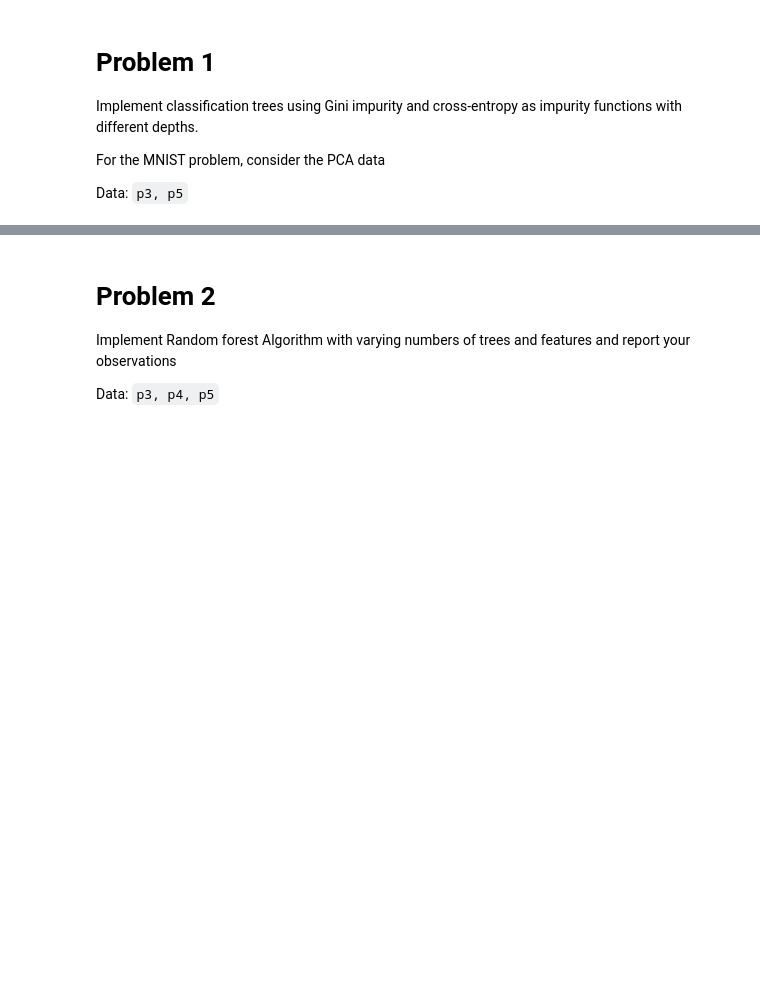
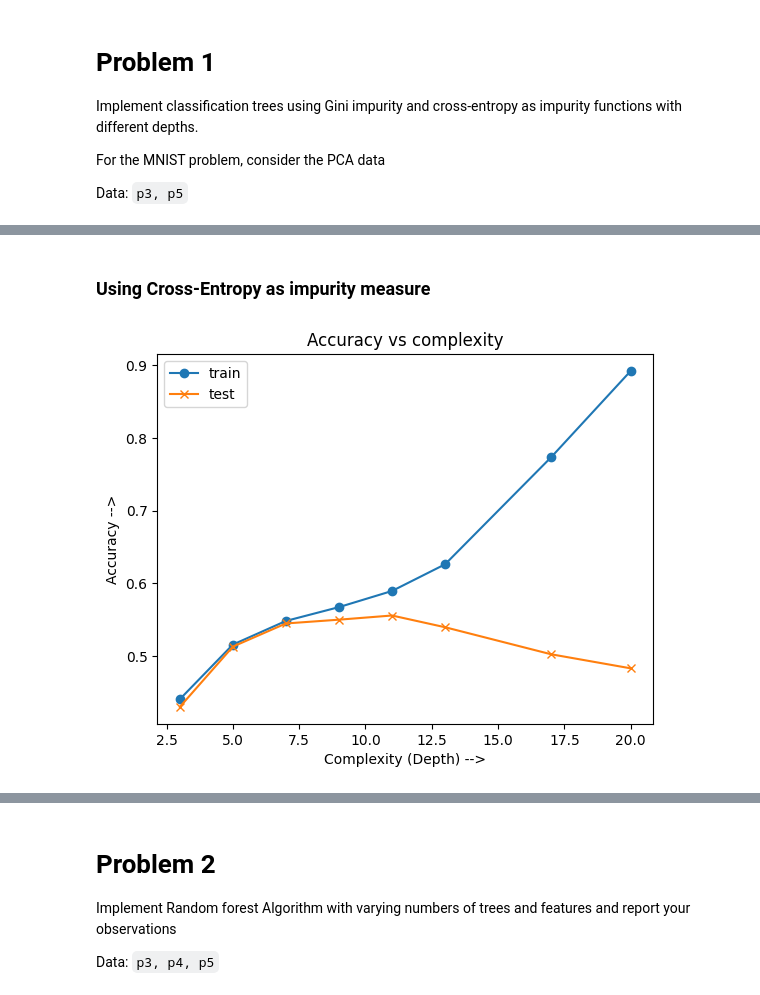
Before and after one commit to lokesh1197/PRNN-2023, a Jupyter notebook: Assignment3/solution.ipynb, the cells around one changed output, grey strips where cells are left out. Drawn from its saved outputs; the diff is of its cells as text; code cells hidden in the pictures; blank space fills up the shorter version.

```diff
--- a/Assignment3/solution.ipynb
+++ b/Assignment3/solution.ipynb
@@ -223,0 +362,22 @@ Data: `p3, p5`
+# %% [markdown]
+### Using Cross-Entropy as impurity measure
+# %%
+depths = [3, 5, 7, 9, 11, 13, 17, 20]
+results = []
+
+for depth in depths:
+    tree = buildTree(p3["X"], p3["Y"], entropy, depth)
+    results.append(metrics.print(predictAll(p3["X"], tree), p3["Y"], predictAll(p3["X_test"], tree), p3["Y_test"], visualize=False, result=True))
+
+bestResult_p3_entropy = results[np.argmax([row[1][0] for row in results])]
+
+plt.plot(depths, [row[0][0] for row in results], label="train", marker='o')
+plt.plot(depths, [row[1][0] for row in results], label="test", marker='x')
+plt.xlabel("Complexity (Depth) -->")
+plt.ylabel("Accuracy -->")
+plt.legend()
+plt.title("Accuracy vs complexity")
+
+plt.show()
+# %% [output]
+[figure, added]
```
Also changed, not shown: parts of 22 cells of this notebook, 1 other file.
